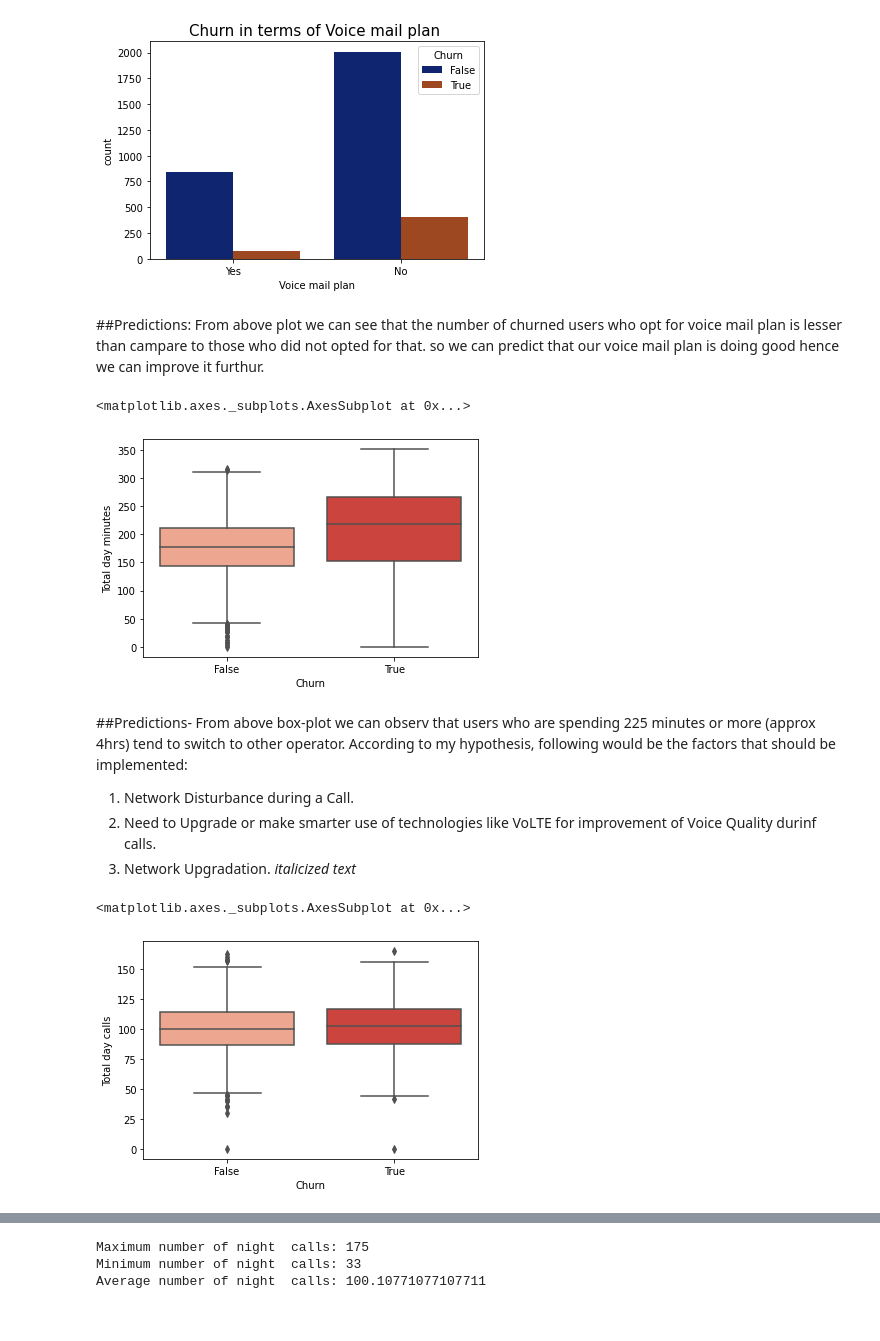
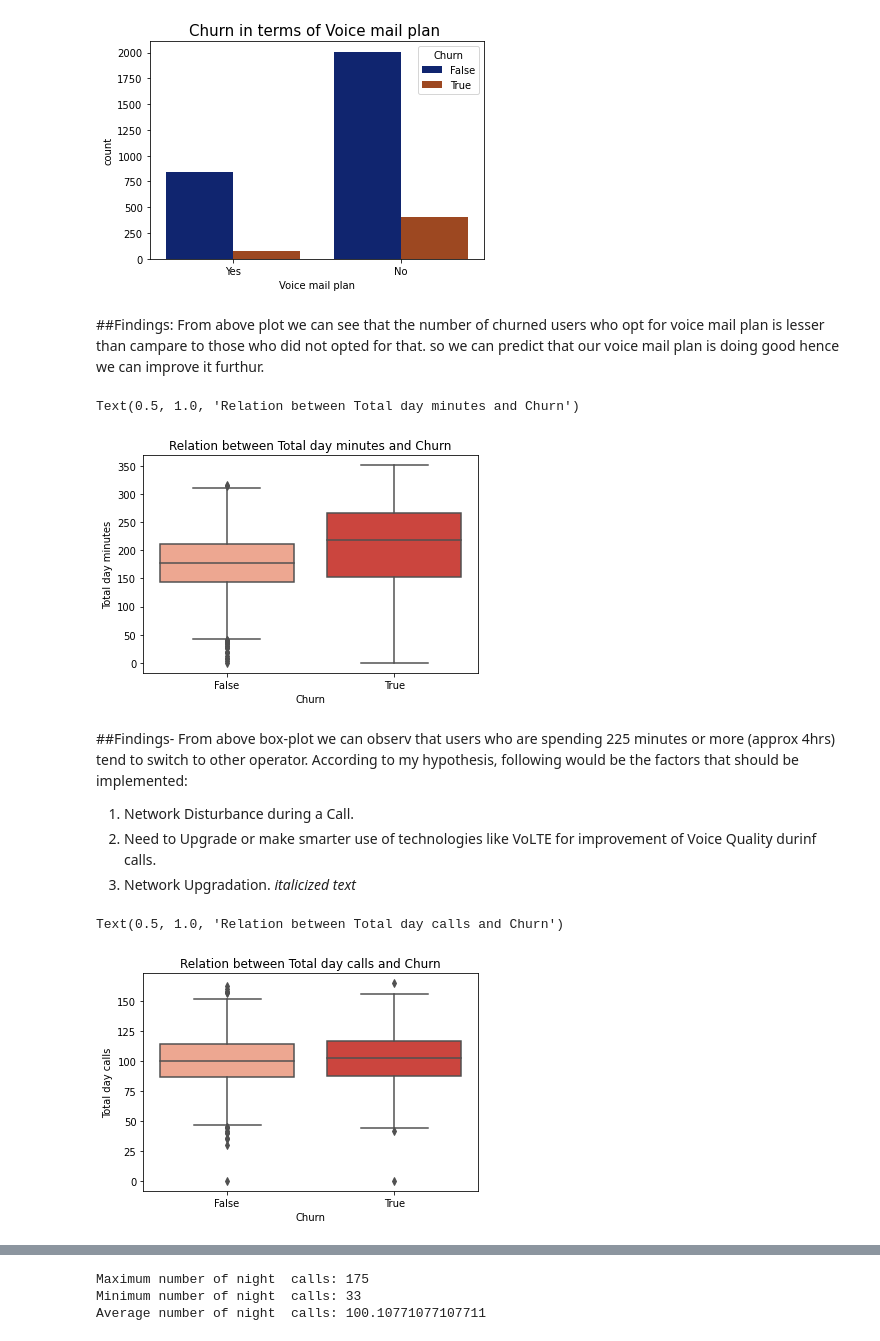
Before and after one commit to Gulzar-khan/Telecom-Churn, a Jupyter notebook: Telecom_Churn_Analysis_Capstone_Project.ipynb, the cells around one changed output, grey strips where cells are left out. Saved outputs shown, nothing was run; the diff lists cells and outputs as text; code cells hidden in the pictures.

```diff
--- a/Telecom_Churn_Analysis_Capstone_Project.ipynb
+++ b/Telecom_Churn_Analysis_Capstone_Project.ipynb
@@ -121,17 +124,18 @@ ba.set_title('Churn in terms of Voice mail plan ', fontsize=15)
 Text(0.5, 1.0, 'Churn in terms of Voice mail plan ')
 [figure]
 # %% [markdown]
-##Predictions:
+##Findings:
 From above plot we can see that the number of churned users who opt for voice mail plan is lesser than campare to those who did not opted for that.
 so we can predict that our voice mail plan is doing good hence we can improve it furthur.
 # %%
 # Relation between Churn and Total day minutes
-sns.boxplot(x="Churn",y="Total day minutes",data=df,palette = "Reds")
+a=sns.boxplot(x="Churn",y="Total day minutes",data=df,palette = "Reds")
+a.set_title('Relation between Total day minutes and Churn', fontsize=12)
 # %% [output]
-<matplotlib.axes._subplots.AxesSubplot at 0x...>
+Text(0.5, 1.0, 'Relation between Total day minutes and Churn')
-[figure, old version]
+[figure, new version]
 # %% [markdown]
-##Predictions-
+##Findings-
 From above box-plot we can observ that users who are spending 225 minutes or more (approx 4hrs) tend to switch to other operator.
 According to my hypothesis, following would be the factors that should be implemented:
 
@@ -142,8 +146,9 @@ According to my hypothesis, following would be the factors that should be implem
   3. Network Upgradation. *italicized text*
 # %%
 # Relation between Churn and Total day calls
-sns.boxplot(x="Churn",y="Total day calls",data=df,palette = "Reds")
+b=sns.boxplot(x="Churn",y="Total day calls",data=df,palette = "Reds")
+b.set_title('Relation between Total day calls and Churn', fontsize=12)
 # %% [output]
-<matplotlib.axes._subplots.AxesSubplot at 0x...>
+Text(0.5, 1.0, 'Relation between Total day calls and Churn')
-[figure, old version]
+[figure, new version]
 # %% [markdown]
```
Also changed, not shown: parts of 26 cells of this notebook.
